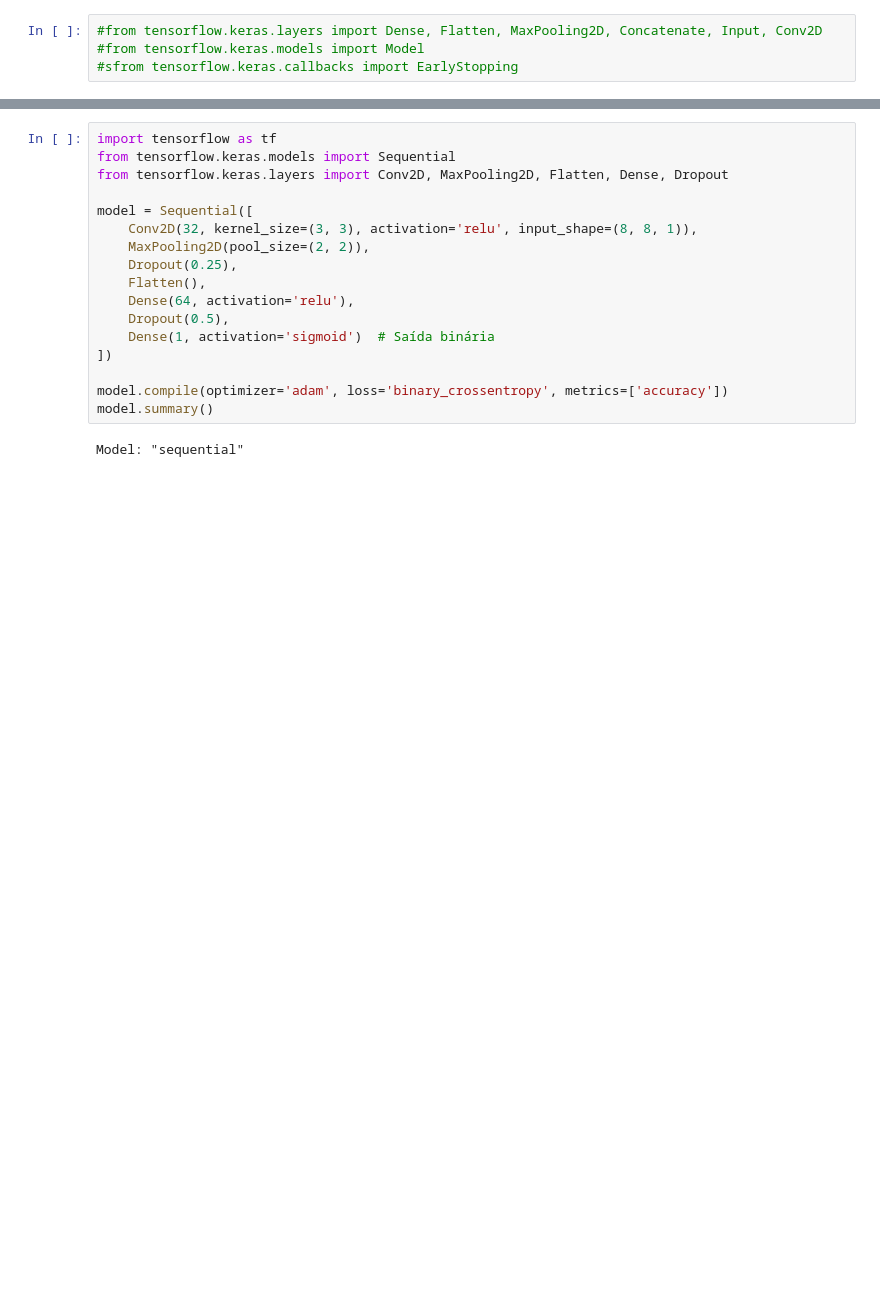
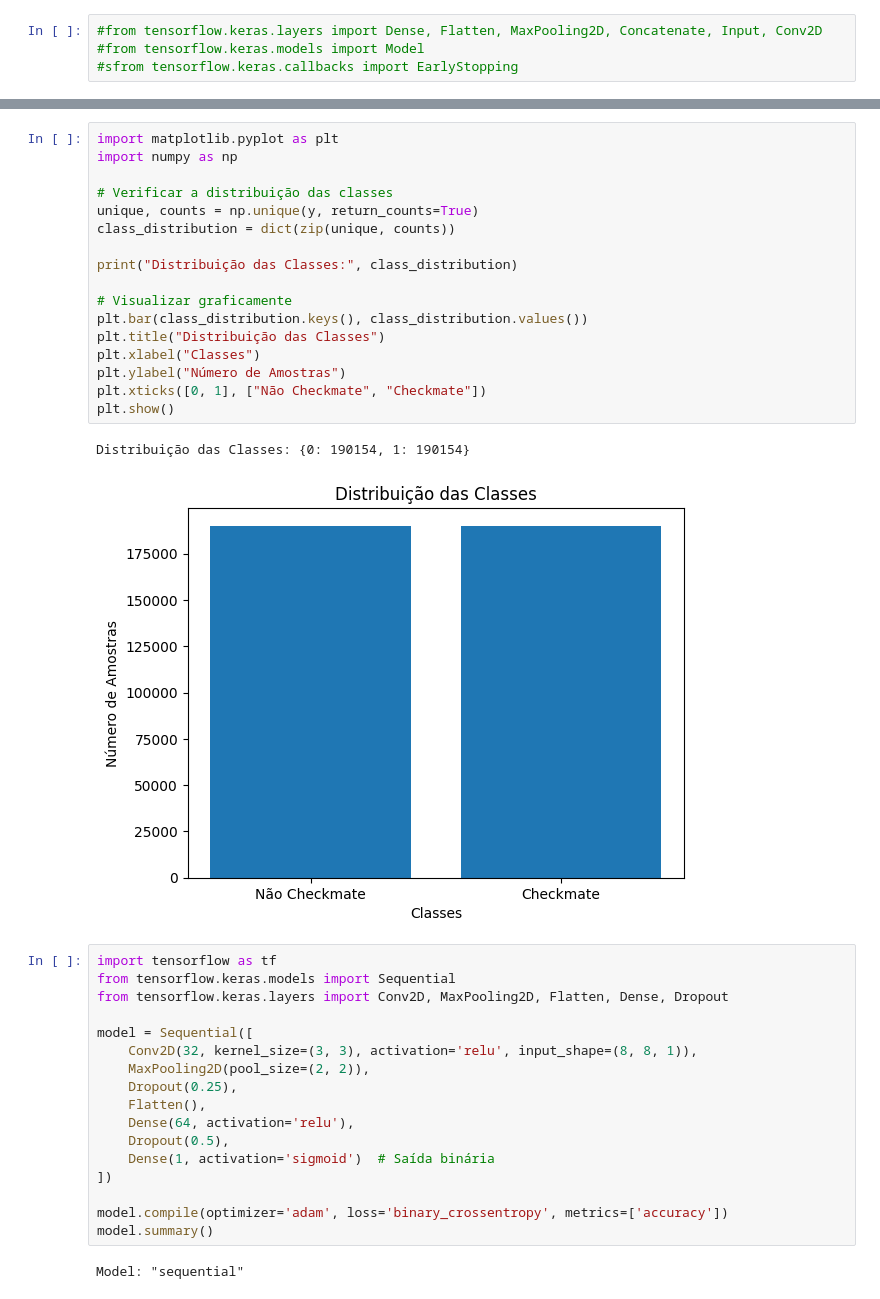
Before and after one commit to Gsdvl/chess-evaluator, a Jupyter notebook: chess-evaluation.ipynb, the cells around one changed output, grey strips where cells are left out. Drawn from its saved outputs; the diff is of its cells as text; blank space fills up the shorter version.

```diff
--- a/chess-evaluation.ipynb
+++ b/chess-evaluation.ipynb
@@ -324,3 +355,23 @@ Formato do conjunto de validação: (100000, 8, 8, 1)
+# %%
+import matplotlib.pyplot as plt
+import numpy as np
+
+# Verificar a distribuição das classes
+unique, counts = np.unique(y, return_counts=True)
+class_distribution = dict(zip(unique, counts))
+
+print("Distribuição das Classes:", class_distribution)
+
+# Visualizar graficamente
+plt.bar(class_distribution.keys(), class_distribution.values())
+plt.title("Distribuição das Classes")
+plt.xlabel("Classes")
+plt.ylabel("Número de Amostras")
+plt.xticks([0, 1], ["Não Checkmate", "Checkmate"])
+plt.show()
+# %% [output]
+Distribuição das Classes: {0: 190154, 1: 190154}
+[figure, added]
 # %%
 import tensorflow as tf
 from tensorflow.keras.models import Sequential
```
Also changed, not shown: parts of 11 cells of this notebook.
